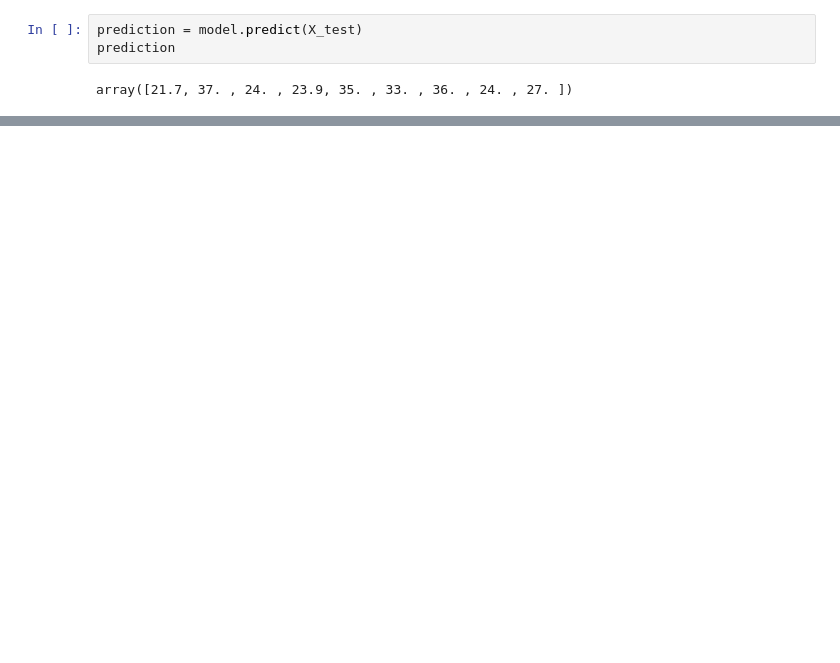
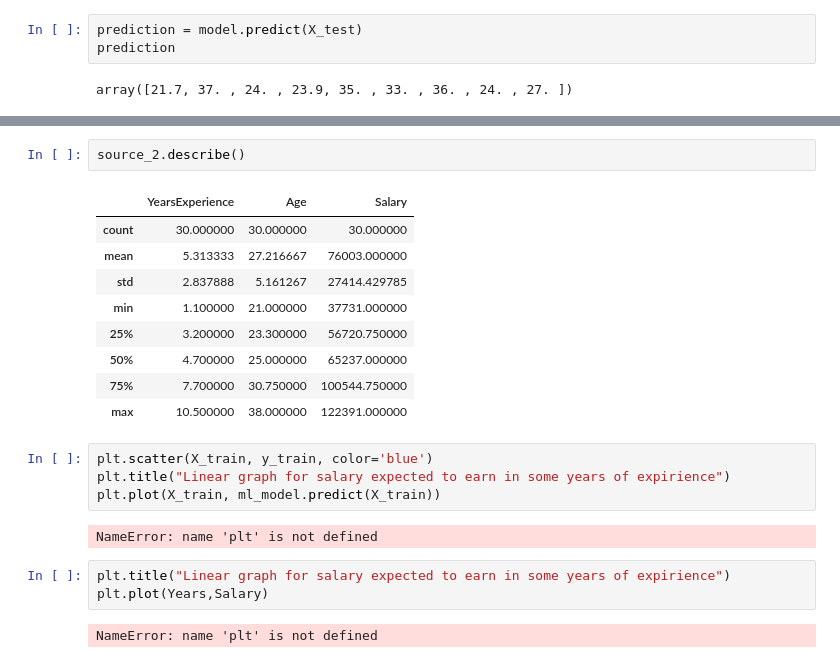
Before and after one commit to KelvinHalx/Data_Intern, a Jupyter notebook: code/classwork.ipynb, the cells around one changed output, grey strips where cells are left out. Cells and saved outputs as stored; diff of their text form; blank space fills up the shorter version.

```diff
--- a/code/classwork.ipynb
+++ b/code/classwork.ipynb
@@ -254,0 +292,23 @@ array([21.7, 37. , 24. , 23.9, 35. , 33. , 36. , 24. , 27. ])
+# %%
+source_2.describe()
+# %% [output]
+|  | YearsExperience | Age | Salary |
+| count | 30.000000 | 30.000000 | 30.000000 |
+| mean | 5.313333 | 27.216667 | 76003.000000 |
+| std | 2.837888 | 5.161267 | 27414.429785 |
+| min | 1.100000 | 21.000000 | 37731.000000 |
+| 25% | 3.200000 | 23.300000 | 56720.750000 |
+| 50% | 4.700000 | 25.000000 | 65237.000000 |
+| 75% | 7.700000 | 30.750000 | 100544.750000 |
+| max | 10.500000 | 38.000000 | 122391.000000 |
+# %%
+plt.scatter(X_train, y_train, color='blue')
+plt.title("Linear graph for salary expected to earn in some years of expirience")
+plt.plot(X_train, ml_model.predict(X_train))
+# %% [output]
+NameError: name 'plt' is not defined
+# %%
+plt.title("Linear graph for salary expected to earn in some years of expirience")
+plt.plot(Years,Salary)
+# %% [output]
+NameError: name 'plt' is not defined
```
Also changed, not shown: parts of 3 cells of this notebook.
